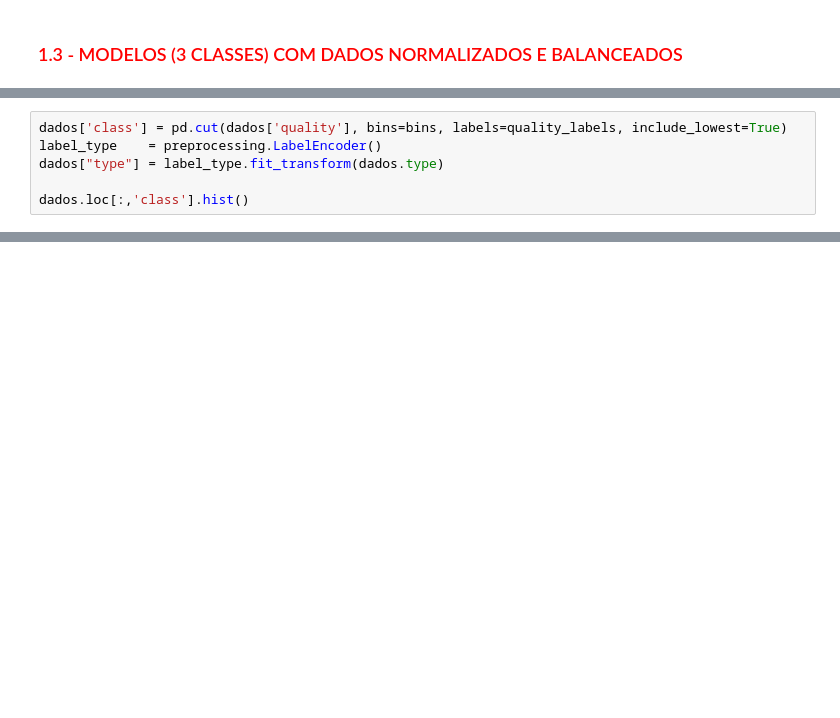
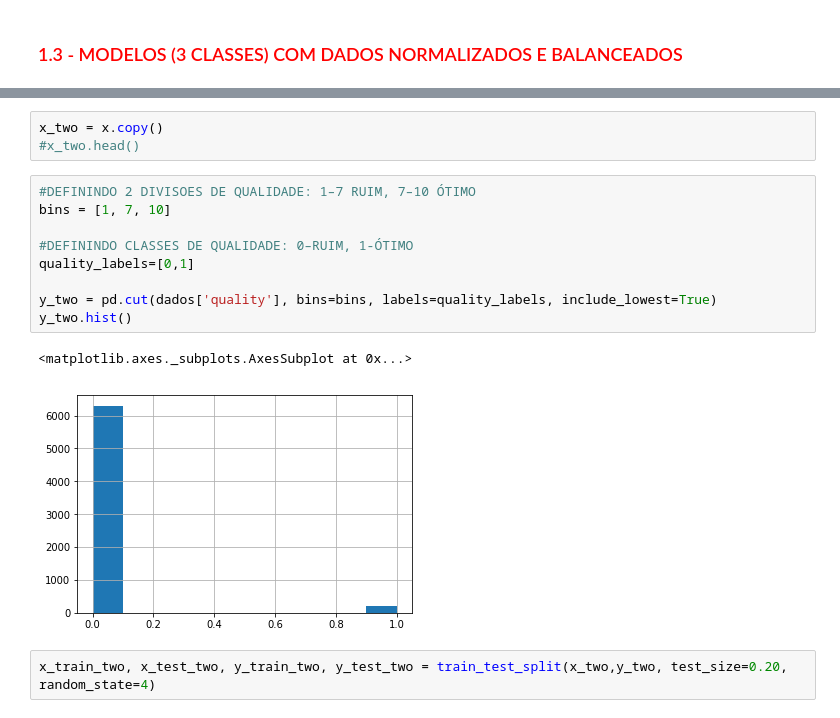
Before and after one commit to gabriellimagomes15/cognitivo_ai, a Jupyter notebook: Classificacao_vinhos.ipynb, the cells around one changed output, grey strips where cells are left out. Cells and saved outputs as stored; diff of their text form; blank space fills up the shorter version.

Commit message:
modelo final para classificação de qualidade de vinhos

```diff
--- a/Classificacao_vinhos.ipynb
+++ b/Classificacao_vinhos.ipynb
@@ -742,6 +371,0 @@ quality_labels=[0,1]
-# %%
-dados['class'] = pd.cut(dados['quality'], bins=bins, labels=quality_labels, include_lowest=True)
-label_type    = preprocessing.LabelEncoder()
-dados["type"] = label_type.fit_transform(dados.type)
-
-dados.loc[:,'class'].hist()
@@ -881,0 +418,17 @@ Confusion Matrix Stats
+# %%
+x_two = x.copy()
+#x_two.head()
+# %%
+#DEFININDO 2 DIVISOES DE QUALIDADE: 1–7 RUIM, 7–10 ÓTIMO
+bins = [1, 7, 10]
+
+#DEFININDO CLASSES DE QUALIDADE: 0–RUIM, 1-ÓTIMO
+quality_labels=[0,1]
+
+y_two = pd.cut(dados['quality'], bins=bins, labels=quality_labels, include_lowest=True)
+y_two.hist()
+# %% [output]
+<matplotlib.axes._subplots.AxesSubplot at 0x...>
+[figure, added]
+# %%
+x_train_two, x_test_two, y_train_two, y_test_two = train_test_split(x_two,y_two, test_size=0.20, random_state=4)
```
Also changed, not shown: parts of 73 cells of this notebook, 1 other file.
